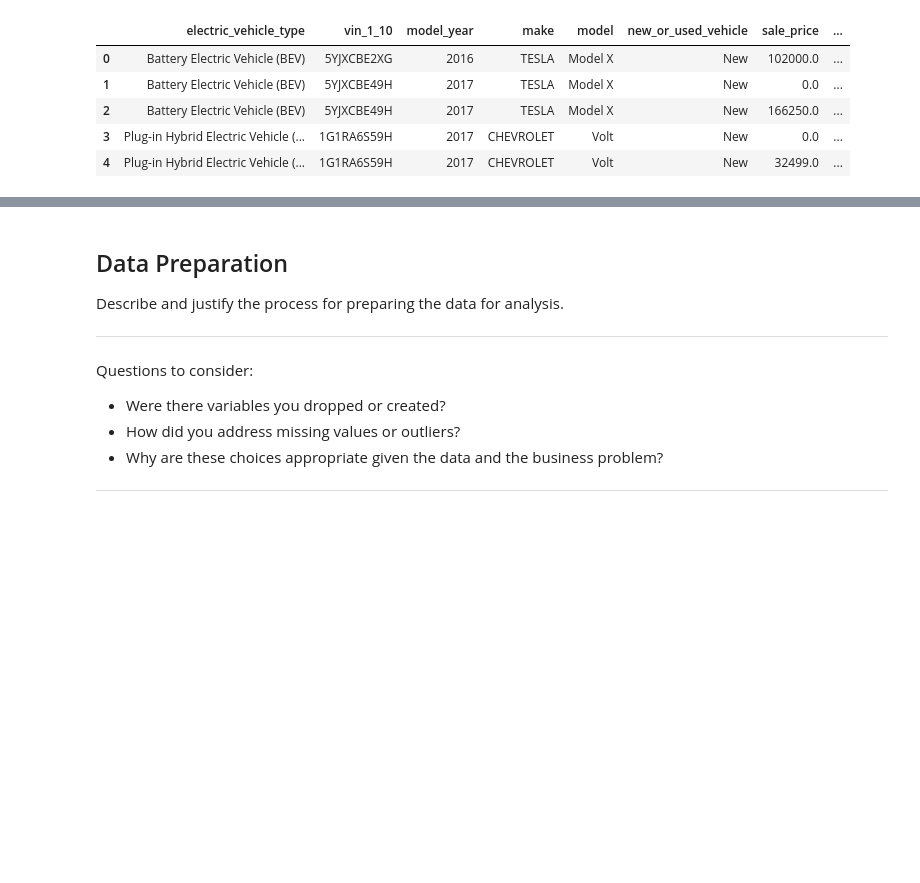
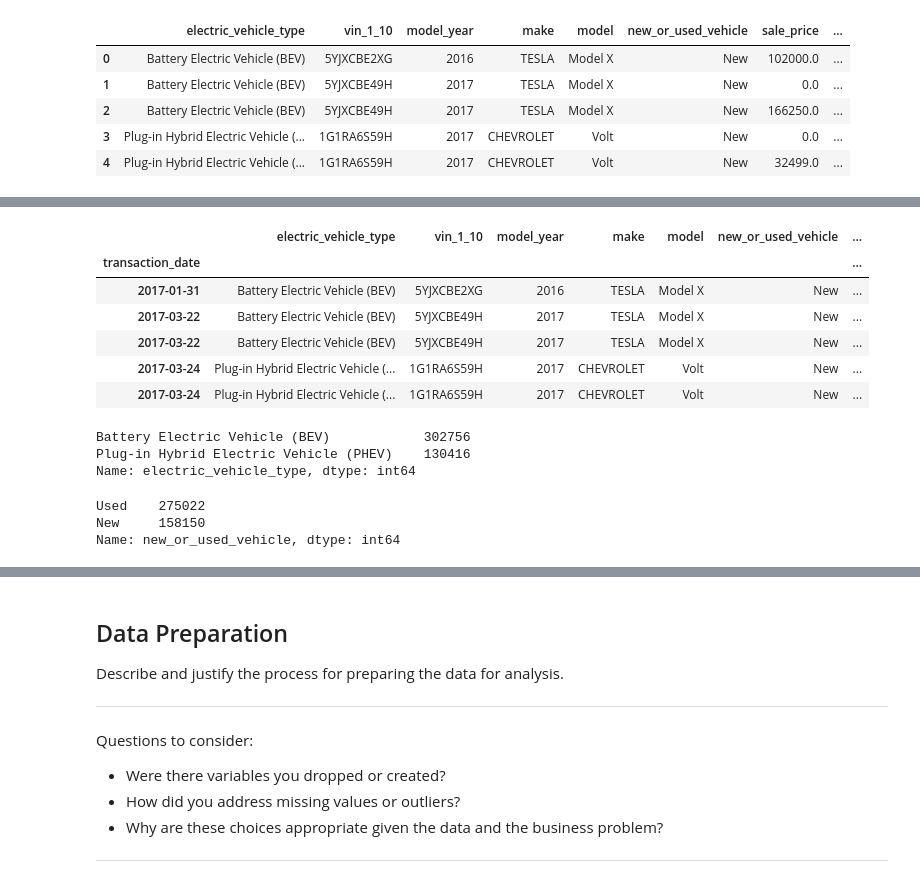
Before and after one commit to ebtezcan/EV-Charger-Prediction, a Jupyter notebook: index_OSEMN_plus_mvp-Copy1.ipynb, the cells around one changed output, grey strips where cells are left out. Drawn from its saved outputs; the diff is of its cells as text; code cells hidden in the pictures; blank space fills up the shorter version.

```diff
--- a/index_OSEMN_plus_mvp-Copy1.ipynb
+++ b/index_OSEMN_plus_mvp-Copy1.ipynb
@@ -157,0 +199,31 @@ df.head()
+# %%
+drop_cols = ['transaction_year', 'electric_vehicle_fee_paid', 'base_msrp',
+             'non_clean_alternative_fuel', 'date_of_vehicle_sale',
+             'hb_2042_clean_alternative_fuel_vehicle_cafv_eligibility',
+             'meets_2019_hb_2042_electric_range_requirement',
+             'meets_2019_hb_2042_sale_date_requirement',
+             'meets_2019_hb_2042_sale_price_value_requirement',
+             'transportation_electrification_fee_paid',
+             'hybrid_vehicle_electrification_fee_paid', 'legislative_district']
+df.drop(drop_cols, axis=1, inplace=True)
+df.head()
+# %% [output]
+|  | electric_vehicle_type | vin_1_10 | model_year | make | model | new_or_used_vehicle | ... |
+| transaction_date |  |  |  |  |  |  | ... |
+| 2017-01-31 | Battery Electric Vehicle (BEV) | 5YJXCBE2XG | 2016 | TESLA | Model X | New | ... |
+| 2017-03-22 | Battery Electric Vehicle (BEV) | 5YJXCBE49H | 2017 | TESLA | Model X | New | ... |
+| 2017-03-22 | Battery Electric Vehicle (BEV) | 5YJXCBE49H | 2017 | TESLA | Model X | New | ... |
+| 2017-03-24 | Plug-in Hybrid Electric Vehicle (... | 1G1RA6S59H | 2017 | CHEVROLET | Volt | New | ... |
+| 2017-03-24 | Plug-in Hybrid Electric Vehicle (... | 1G1RA6S59H | 2017 | CHEVROLET | Volt | New | ... |
+# %%
+df['electric_vehicle_type'].value_counts()
+# %% [output]
+Battery Electric Vehicle (BEV)            302756
+Plug-in Hybrid Electric Vehicle (PHEV)    130416
+Name: electric_vehicle_type, dtype: int64
+# %%
+df['new_or_used_vehicle'].value_counts()
+# %% [output]
+Used    275022
+New     158150
+Name: new_or_used_vehicle, dtype: int64
```
Also changed, not shown: parts of 16 cells of this notebook.
